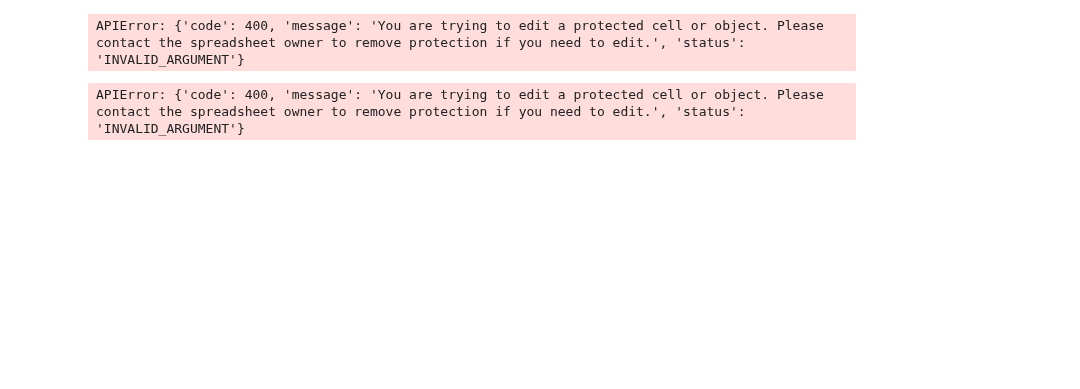
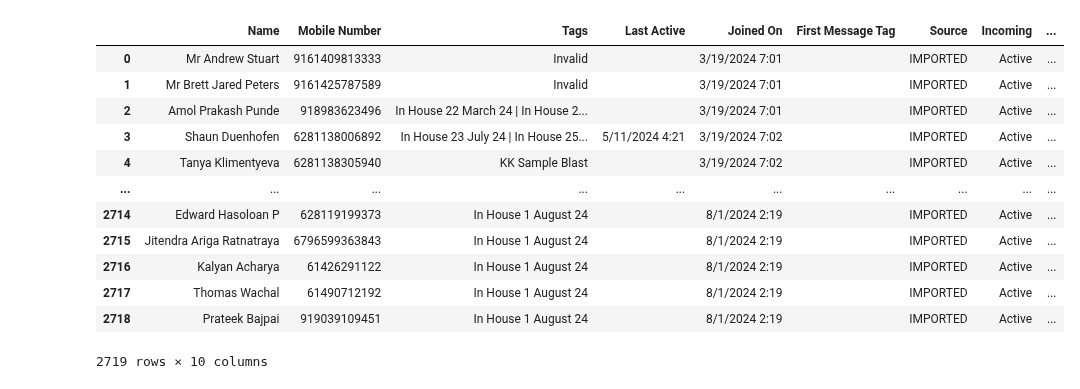
Before and after one commit to fajarfat1195/python.github.io, a Jupyter notebook: gsheet_app/gsheet_app_oauth_client copy.ipynb, the cells around one changed output. Cells and saved outputs as stored; diff of their text form; code cells hidden in the pictures; blank space fills up the shorter version.

```diff
--- a/gsheet_app/gsheet_app_oauth_client copy.ipynb
+++ b/gsheet_app/gsheet_app_oauth_client copy.ipynb
@@ -52,9 +55,27 @@ next_row
-# %%
-# Update Using
-worksheet.update('A2:C3', [['US', 'Wallstreet', 125000], ['US', 'Brooklyn', 44587]])
-# %% [output]
-APIError: {'code': 400, 'message': 'You are trying to edit a protected cell or object. Please contact the spreadsheet owner to remove protection if you need to edit.', 'status': 'INVALID_ARGUMENT'}
-# %%
-worksheet.update([df.columns.values.tolist()] + df.values.tolist())
-# %% [output]
-APIError: {'code': 400, 'message': 'You are trying to edit a protected cell or object. Please contact the spreadsheet owner to remove protection if you need to edit.', 'status': 'INVALID_ARGUMENT'}
+# %%
+# get data gsheet
+
+spreadsheet = gc.open_by_key(SHEET_ID)
+worksheet = spreadsheet.worksheet(SHEET_NAME_2)
+rows = worksheet.get_all_records()
+
+# print(rows[:5])
+
+# print('==============================')
+df2 = pd.DataFrame(rows)
+df2['Mobile Number'] = df2['Mobile Number'].apply(Fraction)
+df2
+# %% [output]
+|  | Name | Mobile Number | Tags | Last Active | Joined On | First Message Tag | Source | Incoming | ... |
+| 0 | Mr Andrew Stuart | 9161409813333 | Invalid |  | 3/19/2024 7:01 |  | IMPORTED | Active | ... |
+| 1 | Mr Brett Jared Peters | 9161425787589 | Invalid |  | 3/19/2024 7:01 |  | IMPORTED | Active | ... |
+| 2 | Amol Prakash Punde | 918983623496 | In House 22 March 24 | In House 2... |  | 3/19/2024 7:01 |  | IMPORTED | Active | ... |
+| 3 | Shaun Duenhofen | 6281138006892 | In House 23 July 24 | In House 25... | 5/11/2024 4:21 | 3/19/2024 7:02 |  | IMPORTED | Active | ... |
+| 4 | Tanya Klimentyeva | 6281138305940 | KK Sample Blast |  | 3/19/2024 7:02 |  | IMPORTED | Active | ... |
+| ... | ... | ... | ... | ... | ... | ... | ... | ... | ... |
+| 2714 | Edward Hasoloan P | 628119199373 | In House 1 August 24 |  | 8/1/2024 2:19 |  | IMPORTED | Active | ... |
+| 2715 | Jitendra Ariga Ratnatraya | 6796599363843 | In House 1 August 24 |  | 8/1/2024 2:19 |  | IMPORTED | Active | ... |
+| 2716 | Kalyan Acharya | 61426291122 | In House 1 August 24 |  | 8/1/2024 2:19 |  | IMPORTED | Active | ... |
+| 2717 | Thomas Wachal | 61490712192 | In House 1 August 24 |  | 8/1/2024 2:19 |  | IMPORTED | Active | ... |
+| 2718 | Prateek Bajpai | 919039109451 | In House 1 August 24 |  | 8/1/2024 2:19 |  | IMPORTED | Active | ... |
+2719 rows × 10 columns
```
Also changed, not shown: parts of 11 cells of this notebook, 10 other files.
